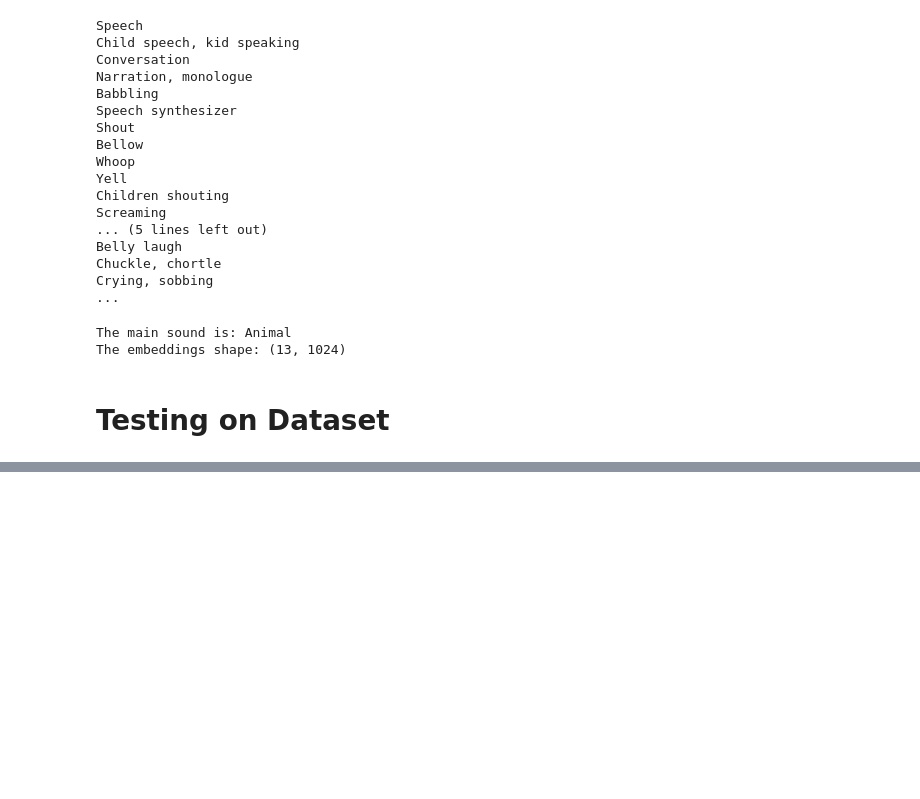
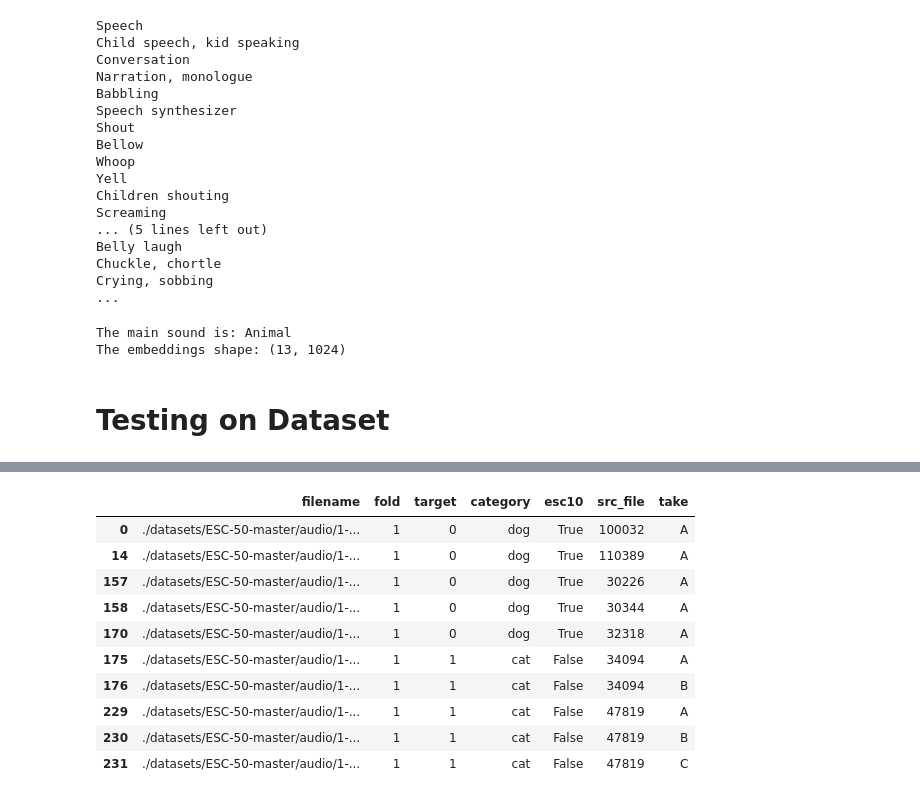
Before and after one commit to urd00m/AI-Projects, a Jupyter notebook: tensorflow_play/audio_tf/transfer_learning.ipynb, the cells around one changed output, grey strips where cells are left out. Drawn from its saved outputs; the diff is of its cells as text; code cells hidden in the pictures; blank space fills up the shorter version.

```diff
--- a/tensorflow_play/audio_tf/transfer_learning.ipynb
+++ b/tensorflow_play/audio_tf/transfer_learning.ipynb
@@ -119,0 +128,29 @@ KeyboardInterrupt:
+# %%
+# Filter Data (only cats and dogs)
+my_classes = ['dog', 'cat']
+map_class_to_id = {'dog':0, 'cat':1}
+
+# Filter out non dog and cat ones
+filtered_pd = pd_data[pd_data.category.isin(my_classes)]
+
+# map name to id
+class_id = filtered_pd['category'].apply(lambda name: map_class_to_id[name])
+filtered_pd = filtered_pd.assign(target=class_id)
+
+# Put full path
+full_path = filtered_pd['filename'].apply(lambda row: os.path.join(base_data_path, row))
+filtered_pd = filtered_pd.assign(filename=full_path)
+
+filtered_pd.head(10)
+# %% [output]
+|  | filename | fold | target | category | esc10 | src_file | take |
+| 0 | ./datasets/ESC-50-master/audio/1-... | 1 | 0 | dog | True | 100032 | A |
+| 14 | ./datasets/ESC-50-master/audio/1-... | 1 | 0 | dog | True | 110389 | A |
+| 157 | ./datasets/ESC-50-master/audio/1-... | 1 | 0 | dog | True | 30226 | A |
+| 158 | ./datasets/ESC-50-master/audio/1-... | 1 | 0 | dog | True | 30344 | A |
+| 170 | ./datasets/ESC-50-master/audio/1-... | 1 | 0 | dog | True | 32318 | A |
+| 175 | ./datasets/ESC-50-master/audio/1-... | 1 | 1 | cat | False | 34094 | A |
+| 176 | ./datasets/ESC-50-master/audio/1-... | 1 | 1 | cat | False | 34094 | B |
+| 229 | ./datasets/ESC-50-master/audio/1-... | 1 | 1 | cat | False | 47819 | A |
+| 230 | ./datasets/ESC-50-master/audio/1-... | 1 | 1 | cat | False | 47819 | B |
+| 231 | ./datasets/ESC-50-master/audio/1-... | 1 | 1 | cat | False | 47819 | C |
```
Also changed, not shown: parts of 22 cells of this notebook, 1 other file.
